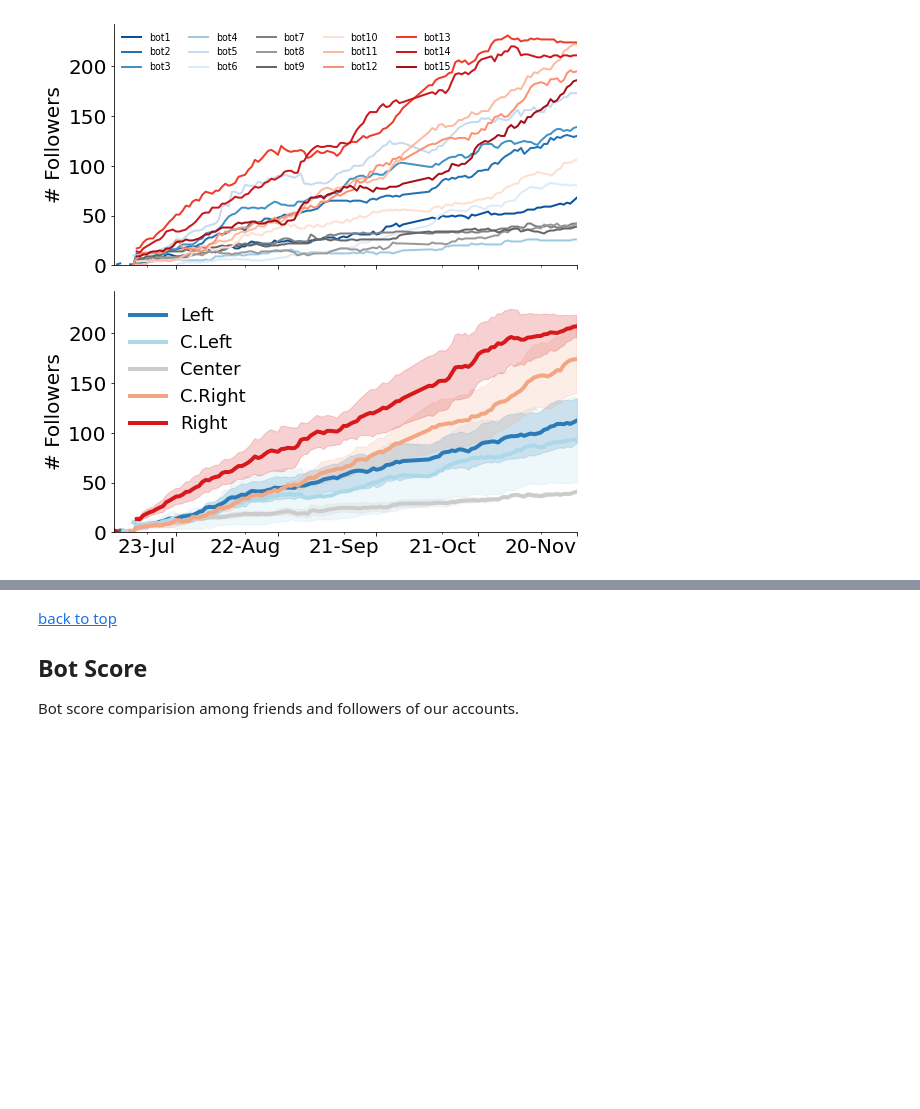
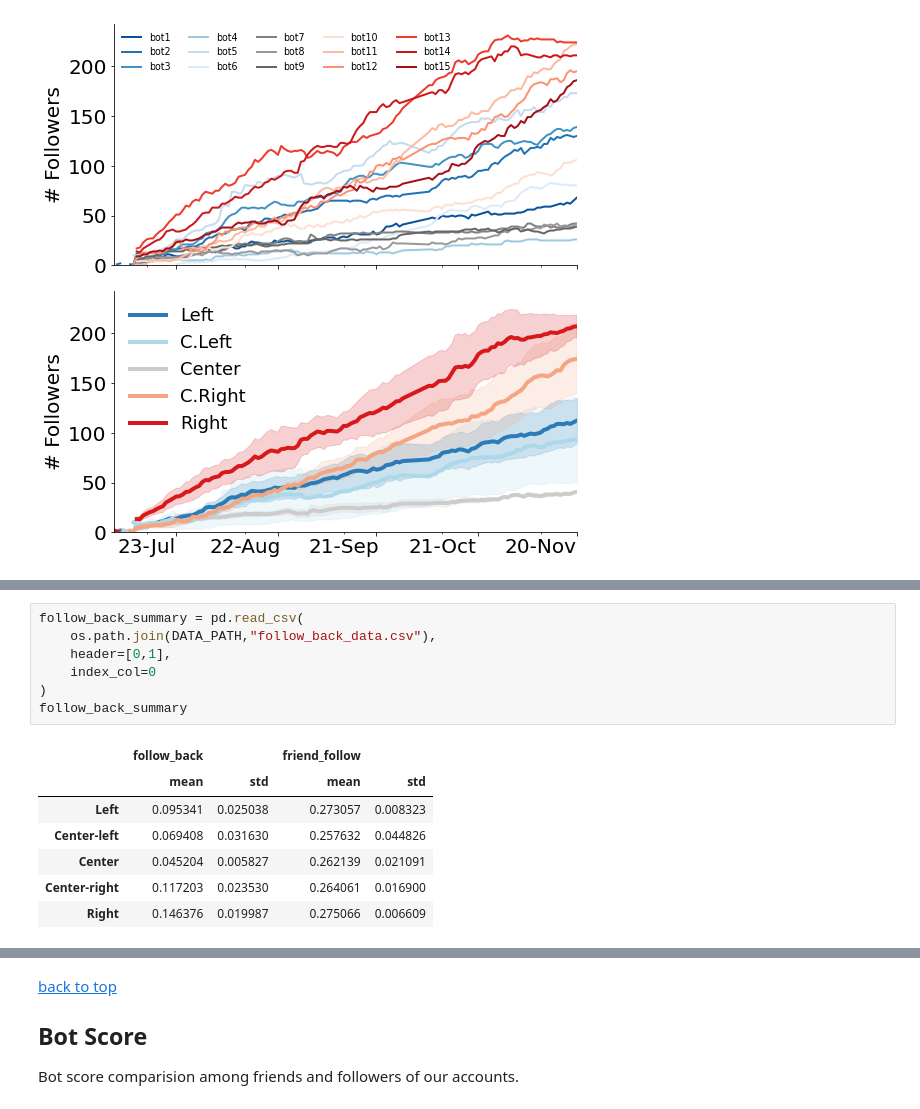
Before and after one commit to osome-iu/DrifterBot, a Jupyter notebook: exps/FinalPaperPlots.ipynb, the cells around one changed output, grey strips where cells are left out. Cells and saved outputs as stored; diff of their text form; blank space fills up the shorter version.

```diff
--- a/exps/FinalPaperPlots.ipynb
+++ b/exps/FinalPaperPlots.ipynb
@@ -73,0 +79,15 @@ plt_helper.plot_bots_and_summary(
+# %%
+follow_back_summary = pd.read_csv(
+    os.path.join(DATA_PATH,"follow_back_data.csv"),
+    header=[0,1],
+    index_col=0
+)
+follow_back_summary
+# %% [output]
+|  | follow_back |  | friend_follow |  |
+|  | mean | std | mean | std |
+| Left | 0.095341 | 0.025038 | 0.273057 | 0.008323 |
+| Center-left | 0.069408 | 0.031630 | 0.257632 | 0.044826 |
+| Center | 0.045204 | 0.005827 | 0.262139 | 0.021091 |
+| Center-right | 0.117203 | 0.023530 | 0.264061 | 0.016900 |
+| Right | 0.146376 | 0.019987 | 0.275066 | 0.006609 |
```
Also changed, not shown: parts of 17 cells of this notebook, 2 other files.
